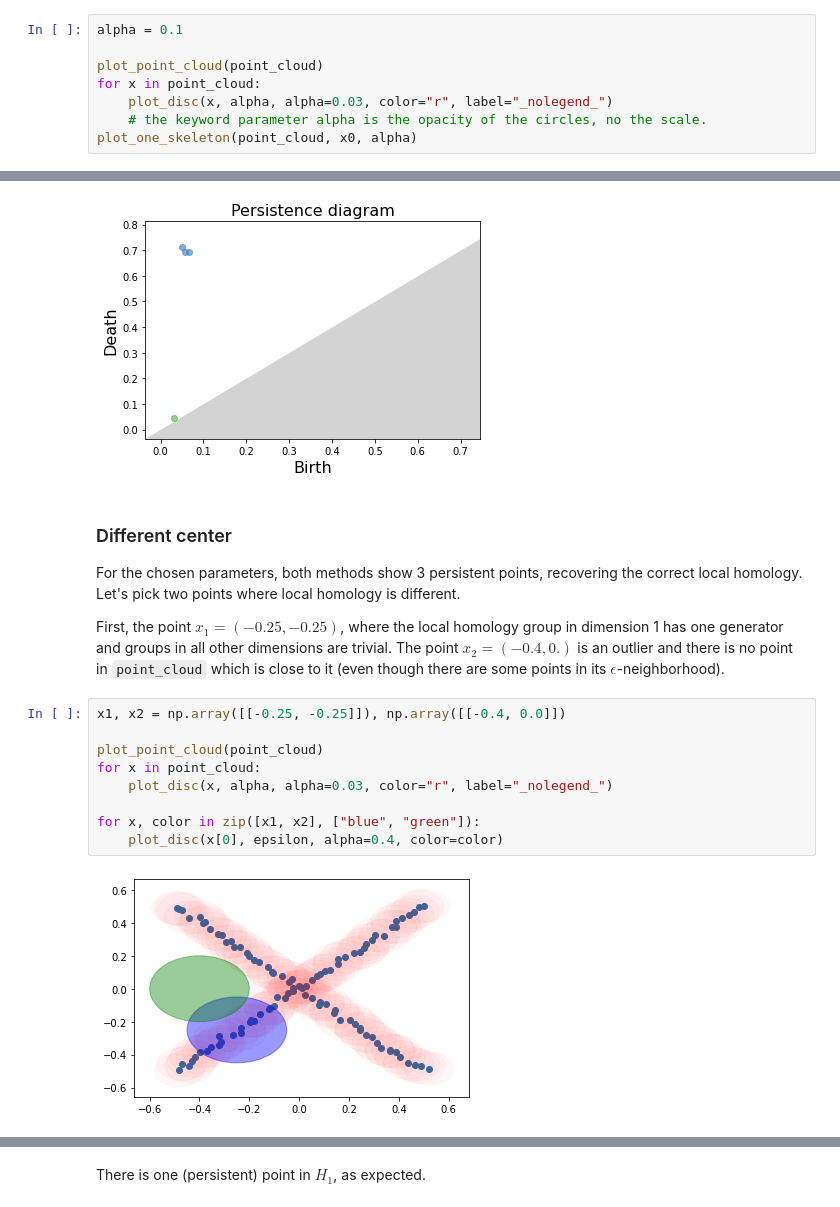
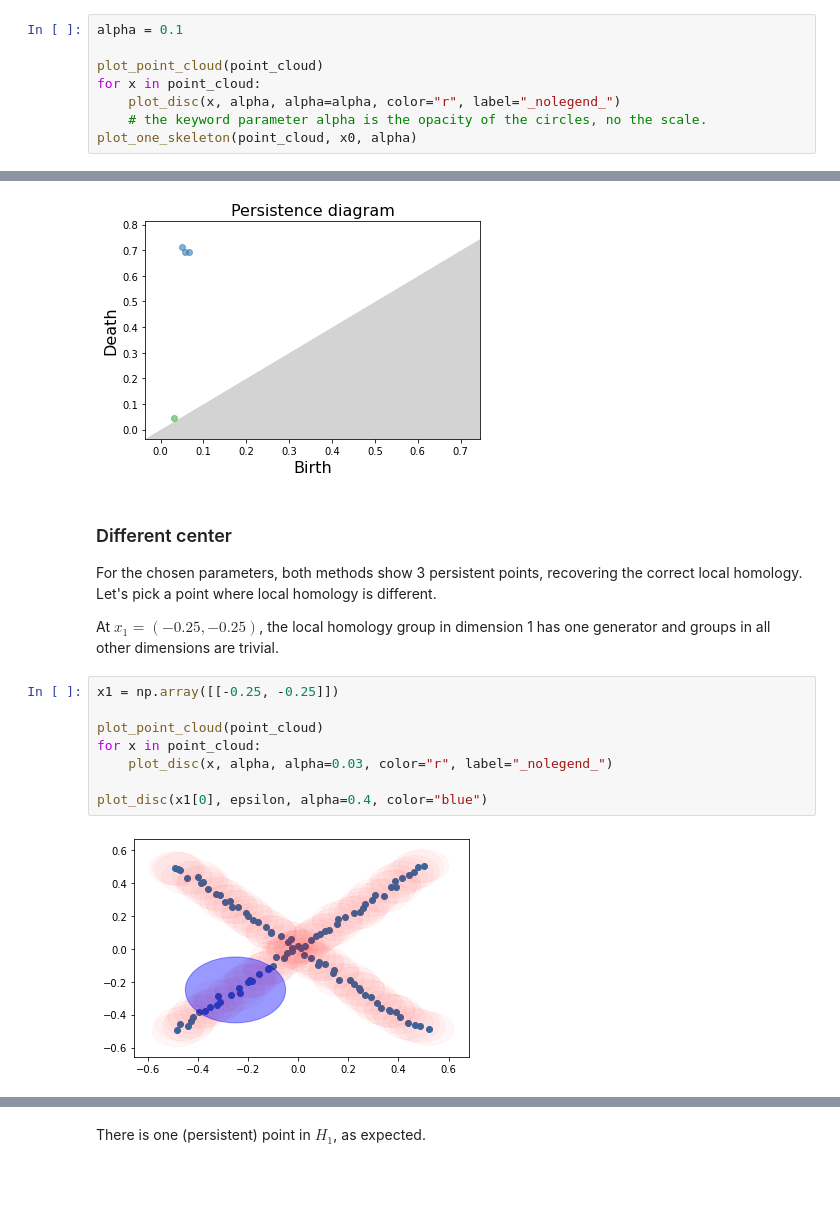
Before and after one commit to wreise/local_homology, a Jupyter notebook: notebooks/Tutorial.ipynb, the cells around one changed output, grey strips where cells are left out. Saved outputs shown, nothing was run; the diff lists cells and outputs as text; blank space fills up the shorter version.

```diff
--- a/notebooks/Tutorial.ipynb
+++ b/notebooks/Tutorial.ipynb
@@ -63,7 +61,7 @@ alpha = 0.1
 
 plot_point_cloud(point_cloud)
 for x in point_cloud:
-    plot_disc(x, alpha, alpha=0.03, color="r", label="_nolegend_")
+    plot_disc(x, alpha, alpha=alpha, color="r", label="_nolegend_")
     # the keyword parameter alpha is the opacity of the circles, no the scale.
 plot_one_skeleton(point_cloud, x0, alpha)
 # %% [output]
@@ -80,18 +78,17 @@ r_dgm_1
 [figure]
 # %% [markdown]
 ### Different center
-For the chosen parameters, both methods show 3 persistent points, recovering the correct local homology. Let's pick two points where local homology is different.
+For the chosen parameters, both methods show 3 persistent points, recovering the correct local homology. Let's pick a point where local homology is different.
 
-First, the point $x_1 = (-0.25, -0.25)$, where the local homology group in dimension 1 has one generator and groups in all other dimensions are trivial. The point $x_2 = (-0.4, 0.)$ is an outlier and there is no point in `point_cloud` which is close to it (even though there are some points in its $\epsilon$-neighborhood).
+At $x_1 = (-0.25, -0.25)$, the local homology group in dimension 1 has one generator and groups in all other dimensions are trivial.
 # %%
-x1, x2 = np.array([[-0.25, -0.25]]), np.array([[-0.4, 0.0]])
+x1 = np.array([[-0.25, -0.25]])
 
 plot_point_cloud(point_cloud)
 for x in point_cloud:
     plot_disc(x, alpha, alpha=0.03, color="r", label="_nolegend_")
 
-for x, color in zip([x1, x2], ["blue", "green"]):
-    plot_disc(x[0], epsilon, alpha=0.4, color=color)
+plot_disc(x1[0], epsilon, alpha=0.4, color="blue")
 # %% [output]
-[figure, old version]
+[figure, new version]
 # %%
```
Also changed, not shown: parts of 21 cells of this notebook, 2 other files.
